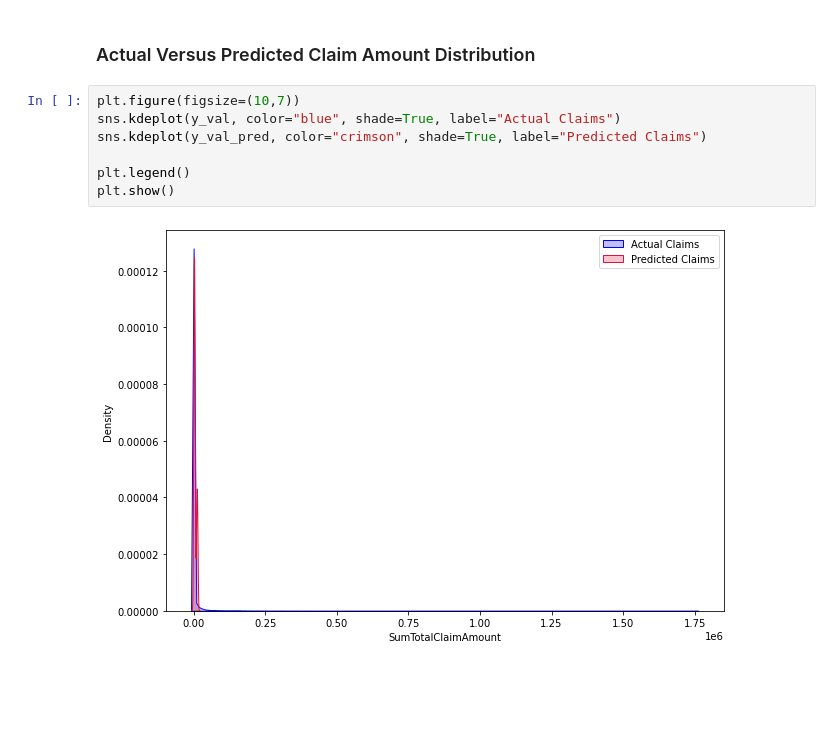
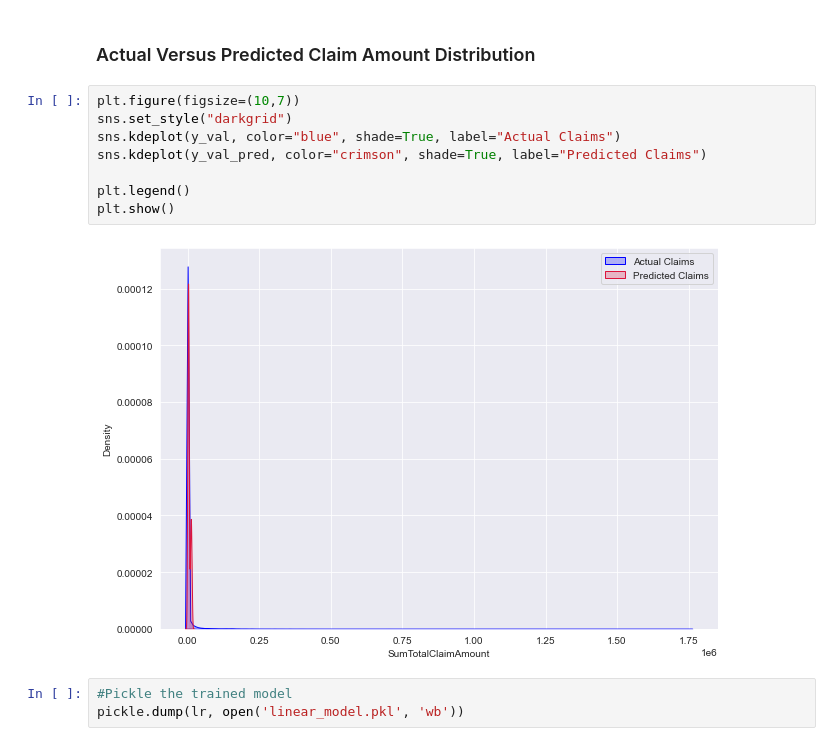
Before and after one commit to Pheelog/Insurance-Claim-Modelling, a Jupyter notebook: Hudson_EDA.ipynb, the cells around one changed output. Cells and saved outputs as stored; diff of their text form; blank space fills up the shorter version.

```diff
--- a/Hudson_EDA.ipynb
+++ b/Hudson_EDA.ipynb
@@ -837,11 +838,15 @@ plt.show()
 # %% [markdown]
 ### Actual Versus Predicted Claim Amount Distribution
-# %%
-plt.figure(figsize=(10,7))
-sns.kdeplot(y_val, color="blue", shade=True, label="Actual Claims")
-sns.kdeplot(y_val_pred, color="crimson", shade=True, label="Predicted Claims")
-
-plt.legend()
-plt.show()
-# %% [output]
-[figure, removed]
+# %%
+plt.figure(figsize=(10,7))
+sns.set_style("darkgrid")
+sns.kdeplot(y_val, color="blue", shade=True, label="Actual Claims")
+sns.kdeplot(y_val_pred, color="crimson", shade=True, label="Predicted Claims")
+
+plt.legend()
+plt.show()
+# %% [output]
+[figure, added]
+# %%
+#Pickle the trained model
+pickle.dump(lr, open('linear_model.pkl', 'wb'))
```
Also changed, not shown: parts of 12 cells of this notebook.
